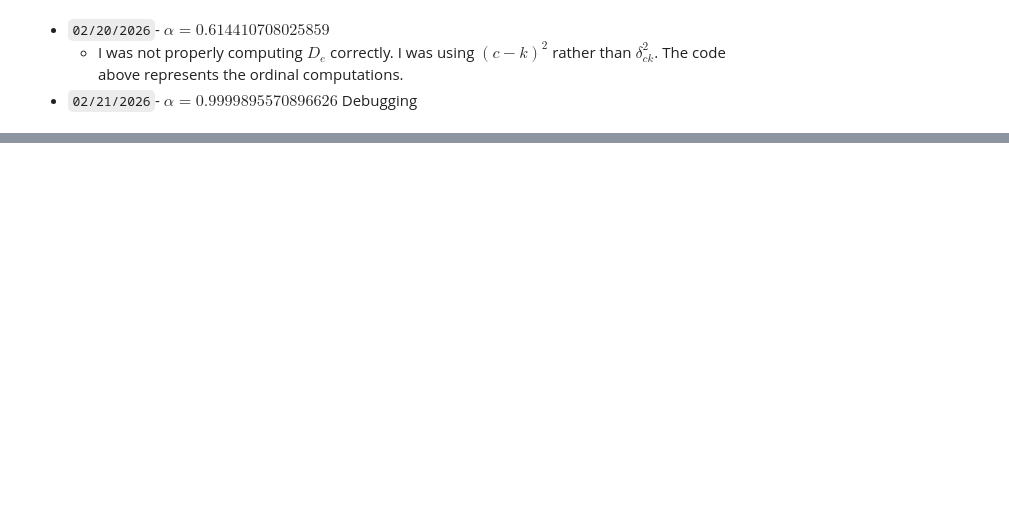
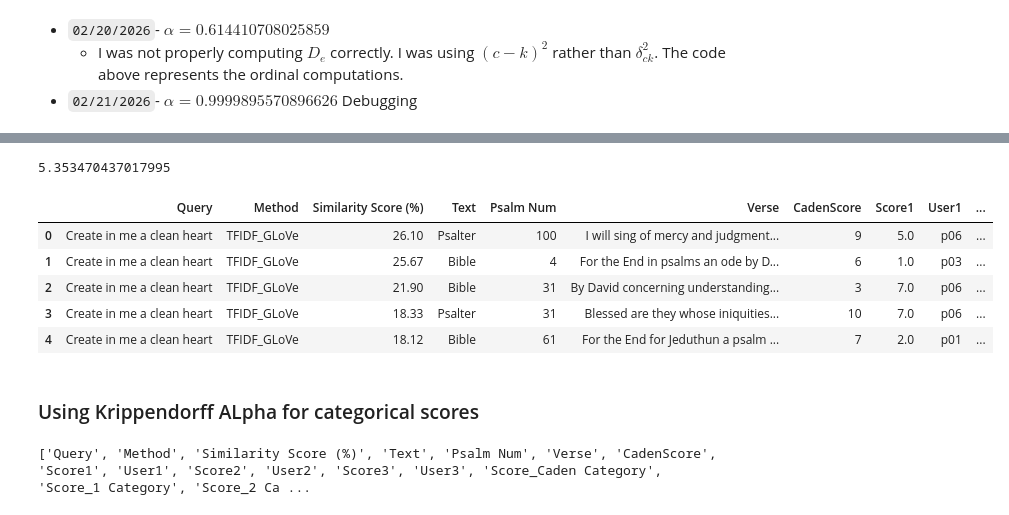
Before and after one commit to cwc09262/psalms-nlp-research, a Jupyter notebook: query_compare/blind_external_scoring.ipynb, the cells around one changed output, grey strips where cells are left out. Drawn from its saved outputs; the diff is of its cells as text; code cells hidden in the pictures; blank space fills up the shorter version.

```diff
--- a/query_compare/blind_external_scoring.ipynb
+++ b/query_compare/blind_external_scoring.ipynb
@@ -964,3 +500,0 @@ ModuleNotFoundError: No module named 'pygwet'
-# %%
-df = temp.head(1)
-df
@@ -997,0 +761,40 @@ df
+# %%
+scores['Score'].mean()
+# %% [output]
+5.353470437017995
+# %%
+import numpy as np
+
+def score_category(score):
+    # If score is missing or not a number, return np.nan
+    if pd.isna(score) or score == '':
+        return np.nan
+    # Otherwise convert to float and categorize
+    score = float(score)
+    if score <= 3:
+        return 1  # Low
+    elif score <= 7:
+        return 2  # Medium
+    else:
+        return 3  # High
+# %%
+df['Score_Caden Category'] = df['CadenScore'].apply(score_category)
+
+df['Score_1 Category'] = df['Score1'].apply(score_category)
+df['Score_2 Category'] = df['Score2'].apply(score_category)
+df['Score_3 Category'] = df['Score3'].apply(score_category)
+# %%
+df.head()
+# %% [output]
+|  | Query | Method | Similarity Score (%) | Text | Psalm Num | Verse | CadenScore | Score1 | User1 | ... |
+| 0 | Create in me a clean heart | TFIDF_GLoVe | 26.10 | Psalter | 100 | I will sing of mercy and judgment... | 9 | 5.0 | p06 | ... |
+| 1 | Create in me a clean heart | TFIDF_GLoVe | 25.67 | Bible | 4 | For the End in psalms an ode by D... | 6 | 1.0 | p03 | ... |
+| 2 | Create in me a clean heart | TFIDF_GLoVe | 21.90 | Bible | 31 | By David concerning understanding... | 3 | 7.0 | p06 | ... |
+| 3 | Create in me a clean heart | TFIDF_GLoVe | 18.33 | Psalter | 31 | Blessed are they whose iniquities... | 10 | 7.0 | p06 | ... |
+| 4 | Create in me a clean heart | TFIDF_GLoVe | 18.12 | Bible | 61 | For the End for Jeduthun a psalm ... | 7 | 2.0 | p01 | ... |
+# %% [markdown]
+### Using Krippendorff ALpha for categorical scores
+# %%
+print(df.columns.tolist())
+# %% [output]
+['Query', 'Method', 'Similarity Score (%)', 'Text', 'Psalm Num', 'Verse', 'CadenScore', 'Score1', 'User1', 'Score2', 'User2', 'Score3', 'User3', 'Score_Caden Category', 'Score_1 Category', 'Score_2 Ca ...
```
Also changed, not shown: parts of 93 cells of this notebook, 1 other file.
